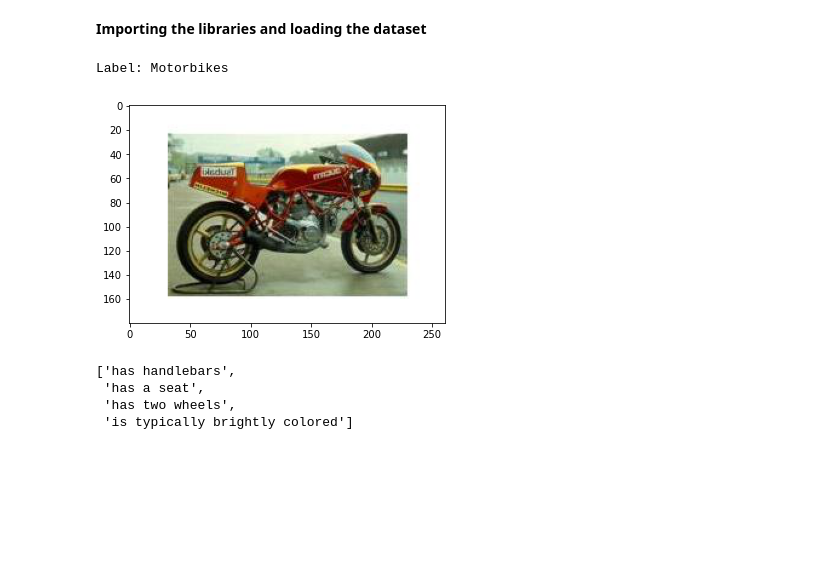
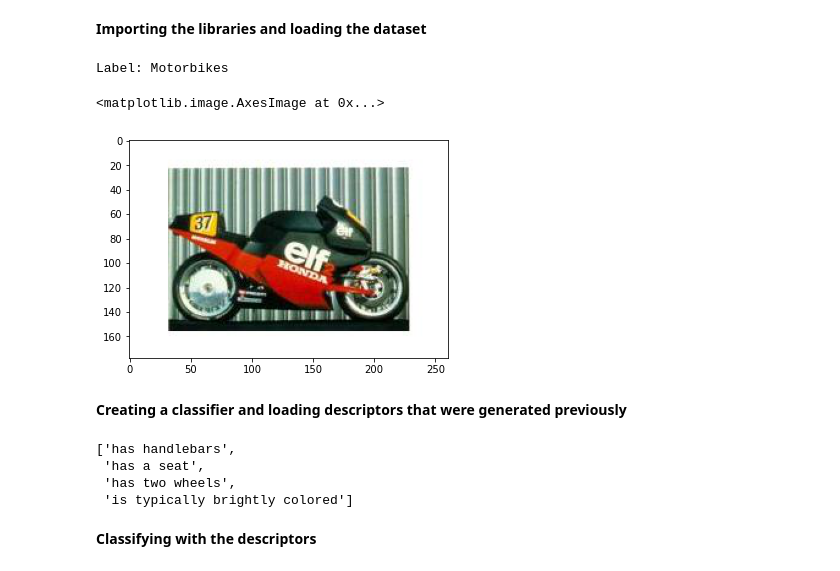
Before and after one commit to Idriss-Malek/MAP583_Projet_CLIP, a Jupyter notebook: caltech101.ipynb, the cells around one changed output. Cells and saved outputs as stored; diff of their text form; code cells hidden in the pictures; blank space fills up the shorter version.

Commit message:
caltech101

```diff
--- a/caltech101.ipynb
+++ b/caltech101.ipynb
@@ -12,6 +12,8 @@ from Classifier import Classifier
 import os
 import openai
 import configparser
+import torch
+import clip
 
 config = configparser.ConfigParser()
 config.read('config.ini')
@@ -20,14 +22,17 @@ api_key = config['openai']['api_key']
 openai.api_key = api_key
 
 # Load the dataset using ImageFolder
-dataset = ImageFolder(root='./caltech-101', transform=transforms.ToTensor())
+dataset = ImageFolder(root='./caltech101')
 labels=dataset.classes
 # %%
-plt.imshow(dataset[2050][0].permute(1,2,0))
-print(f"Label: {labels[dataset[2050][1]]}")
+print(f"Label: {labels[dataset[2051][1]]}")
+plt.imshow(dataset[2051][0])
 # %% [output]
 Label: Motorbikes
+<matplotlib.image.AxesImage at 0x...>
-[figure, old version]
+[figure, new version]
+# %% [markdown]
+**Creating a classifier and loading descriptors that were generated previously**
 # %%
 caltech=Classifier(labels)
 # %%
@@ -39,3 +44,5 @@ caltech.descriptors['Motorbikes']
  'has a seat',
  'has two wheels',
  'is typically brightly colored']
+# %% [markdown]
+**Classifying with the descriptors**
```
Also changed, not shown: parts of 6 cells of this notebook, 6 other files.
